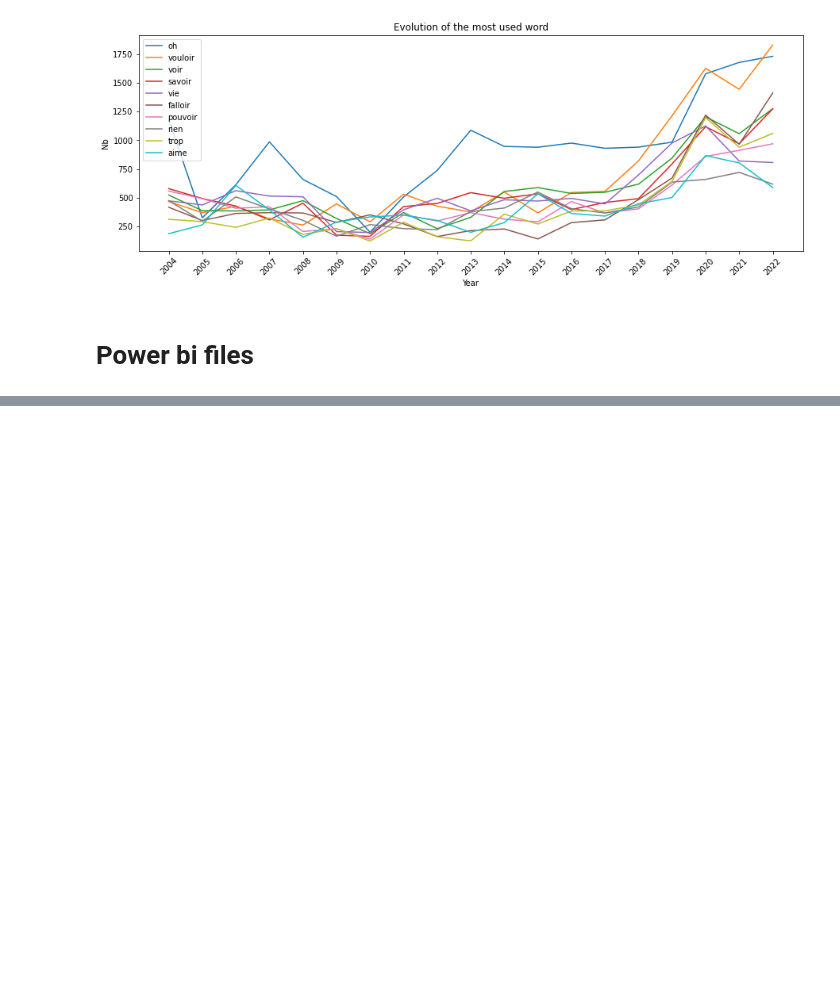
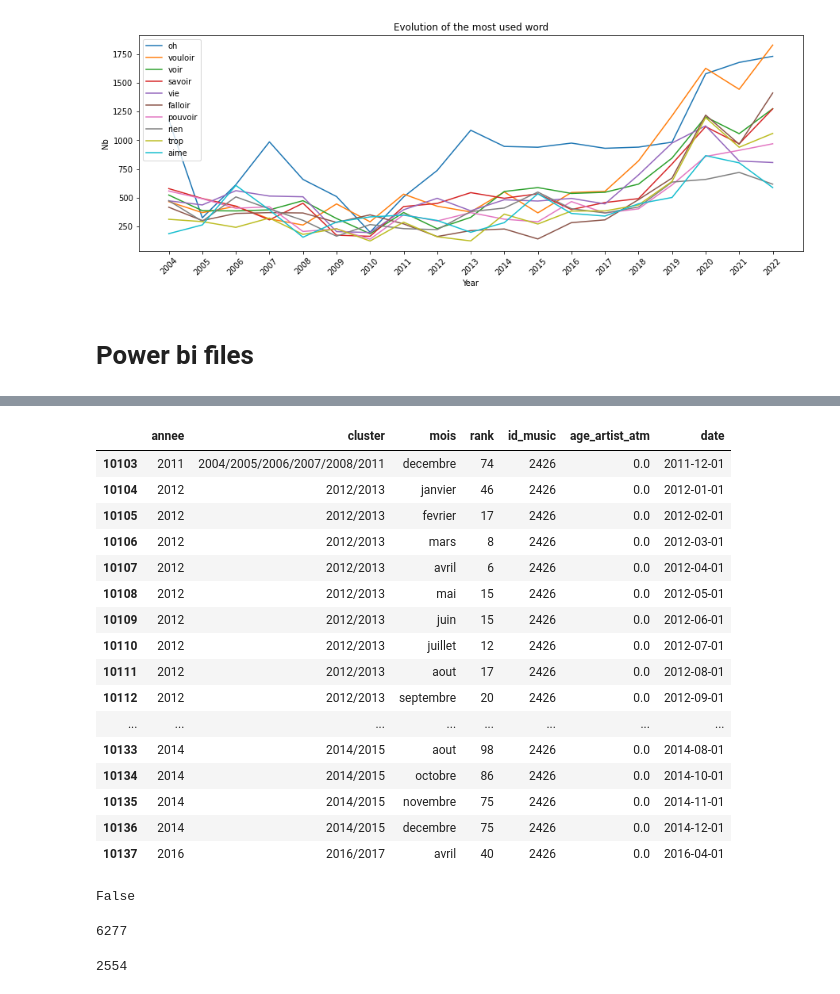
Before and after one commit to StundFR/PFE-Music-Analysis, a Jupyter notebook: main/main.ipynb, the cells around one changed output, grey strips where cells are left out. Drawn from its saved outputs; the diff is of its cells as text; code cells hidden in the pictures; blank space fills up the shorter version.

```diff
--- a/main/main.ipynb
+++ b/main/main.ipynb
@@ -1160,0 +1213,3 @@ bag_of_words.to_csv(f"{etapes_path}power bi/bag_of_words.csv", encoding="utf-8",
+# %%
+charts = pd.read_csv(f"{etapes_path}power bi/charts.csv", encoding="utf-8-sig")
+musics = pd.read_csv(f"{etapes_path}power bi/musics.csv", encoding="utf-8-sig")
@@ -1160,0 +1221,32 @@ bag_of_words.to_csv(f"{etapes_path}power bi/bag_of_words.csv", encoding="utf-8",
+# %%
+charts[charts["id_music"] == 2426]
+# %% [output]
+|  | annee | cluster | mois | rank | id_music | age_artist_atm | date |
+| 10103 | 2011 | 2004/2005/2006/2007/2008/2011 | decembre | 74 | 2426 | 0.0 | 2011-12-01 |
+| 10104 | 2012 | 2012/2013 | janvier | 46 | 2426 | 0.0 | 2012-01-01 |
+| 10105 | 2012 | 2012/2013 | fevrier | 17 | 2426 | 0.0 | 2012-02-01 |
+| 10106 | 2012 | 2012/2013 | mars | 8 | 2426 | 0.0 | 2012-03-01 |
+| 10107 | 2012 | 2012/2013 | avril | 6 | 2426 | 0.0 | 2012-04-01 |
+| 10108 | 2012 | 2012/2013 | mai | 15 | 2426 | 0.0 | 2012-05-01 |
+| 10109 | 2012 | 2012/2013 | juin | 15 | 2426 | 0.0 | 2012-06-01 |
+| 10110 | 2012 | 2012/2013 | juillet | 12 | 2426 | 0.0 | 2012-07-01 |
+| 10111 | 2012 | 2012/2013 | aout | 17 | 2426 | 0.0 | 2012-08-01 |
+| 10112 | 2012 | 2012/2013 | septembre | 20 | 2426 | 0.0 | 2012-09-01 |
+| ... | ... | ... | ... | ... | ... | ... | ... |
+| 10133 | 2014 | 2014/2015 | aout | 98 | 2426 | 0.0 | 2014-08-01 |
+| 10134 | 2014 | 2014/2015 | octobre | 86 | 2426 | 0.0 | 2014-10-01 |
+| 10135 | 2014 | 2014/2015 | novembre | 75 | 2426 | 0.0 | 2014-11-01 |
+| 10136 | 2014 | 2014/2015 | decembre | 75 | 2426 | 0.0 | 2014-12-01 |
+| 10137 | 2016 | 2016/2017 | avril | 40 | 2426 | 0.0 | 2016-04-01 |
+# %%
+len(charts["id_music"].value_counts()) == len(musics["id_music"].value_counts())
+# %% [output]
+False
+# %%
+len(charts["id_music"].value_counts())
+# %% [output]
+6277
+# %%
+len(musics["id_music"].value_counts())
+# %% [output]
+2554
```
Also changed, not shown: parts of 19 cells of this notebook, 1 other file.
